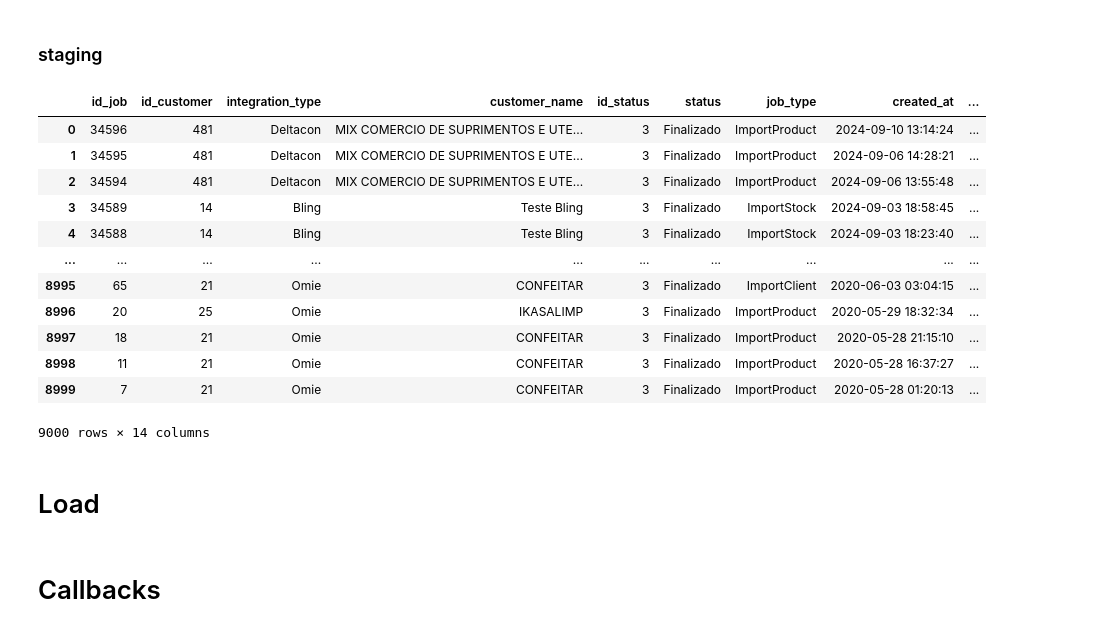
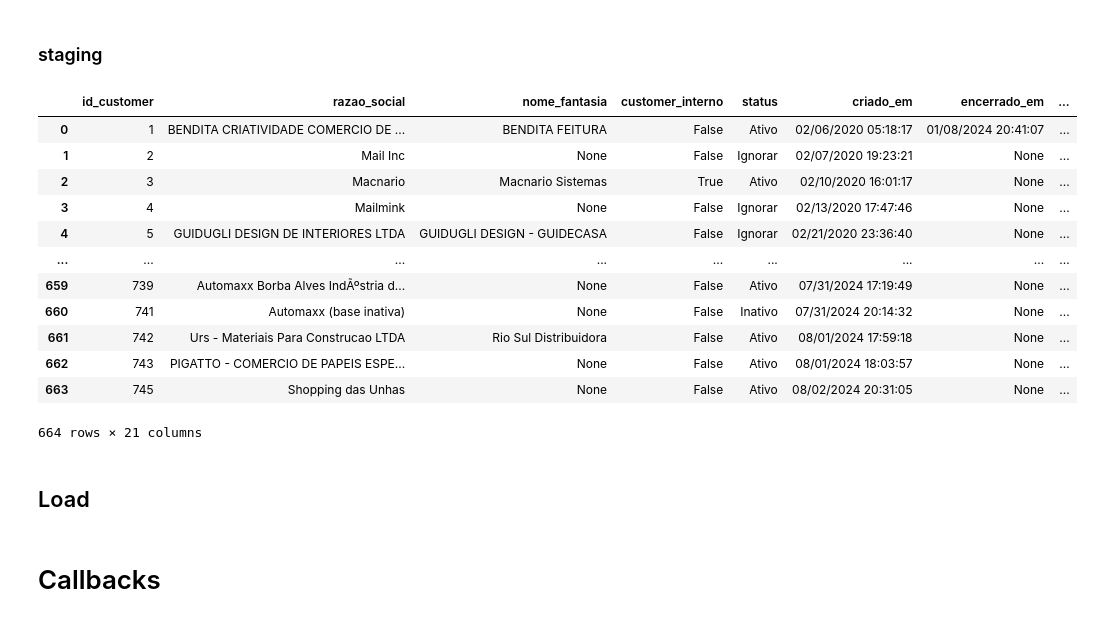
Before and after one commit to strangercacaus/bdt_data_integration, a Jupyter notebook: pipelines/bendito_pipeline.ipynb, the cells around one changed output. Saved outputs shown, nothing was run; the diff lists cells and outputs as text; code cells hidden in the pictures.

Commit message:
Melhorias funcionais na classe loader

```diff
--- a/pipelines/bendito_pipeline.ipynb
+++ b/pipelines/bendito_pipeline.ipynb
@@ -57,0 +106,3 @@ except Exception as e:
+# %%
+staged_data = (lambda: _deepnote_execute_sql('select id_job,\n       id_customer,\n       integration_type,\n       customer_name,\n       status_id as id_status,\n       status_name as status,\n       job_type,\n       created_at,\n       updated_at,\n       records_to_process,\n       records_processed,\n       duration,\n       duration_pretty,\n       avg_process_time\nfrom processed_data', 'SQL_DEEPNOTE_DATAFRAME_SQL', audit_sql_comment='', sql_cache_mode='cache_disabled') if '_deepnote_execute_sql' in globals() else _dntk.execute_sql('select id_job,\n       id_customer,\n       integration_type,\n       customer_name,\n       status_id as id_status,\n       status_name as status,\n       job_type,\n       created_at,\n       updated_at,\n       records_to_process,\n       records_processed,\n       duration,\n       duration_pretty,\n       avg_process_time\nfrom processed_data', 'SQL_DEEPNOTE_DATAFRAME_SQL', audit_sql_comment='', sql_cache_mode='cache_disabled'))()
+staged_data
@@ -57,0 +123,8 @@ except Exception as e:
+# %%
+try:
+    output = writer.get_output_file_path(source, stream_table_name ,target_layer='staging') + '.csv'
+    os.makedirs(os.path.dirname(output), exist_ok=True)
+    staged_data.to_csv(output, index=False)
+except Exception as e:
+    notifier.pipeline_error(e)
+    raise e
@@ -57,0 +133,15 @@ except Exception as e:
+# %%
+# Correcting the instantiation of the PostgresLoader by ensuring parameter names match expected signature
+try:
+    loader = PostgresLoader(user=user, password=password, host=host, db_name=db_name)
+except Exception as e:
+    notifier.pipeline_error(e)
+    raise e
+# %%
+try:
+    staged_data_path = writer.get_output_file_path(source, stream_table_name ,target_layer='staging') + '.csv'
+    staged_data = pd.read_csv(staged_data_path)
+    loader.load_data(dataframe=staged_data, target_table=stream_table_name, mode='replace', target_schema=schema)
+except Exception as e:
+    notifier.pipeline_error(e)
+    raise e
@@ -106,21 +213,21 @@ except Exception as e:
     notifier.pipeline_error(e)
     raise e
 # %%
-bdt__integration_job_info = (lambda: _deepnote_execute_sql('select id_job,\n       id_customer,\n       integration_type,\n       customer_name,\n       status_id as id_status,\n       status_name as status,\n       job_type,\n       created_at,\n       updated_at,\n       records_to_process,\n       records_processed,\n       duration,\n       duration_pretty,\n       avg_process_time\nfrom bdt__integration_job_info', 'SQL_DEEPNOTE_DATAFRAME_SQL', audit_sql_comment='', sql_cache_mode='cache_disabled') if '_deepnote_execute_sql' in globals() else _dntk.execute_sql('select id_job,\n       id_customer,\n       integration_type,\n       customer_name,\n       status_id as id_status,\n       status_name as status,\n       job_type,\n       created_at,\n       updated_at,\n       records_to_process,\n       records_processed,\n       duration,\n       duration_pretty,\n       avg_process_time\nfrom bdt__integration_job_info', 'SQL_DEEPNOTE_DATAFRAME_SQL', audit_sql_comment='', sql_cache_mode='cache_disabled'))()
-bdt__integration_job_info
+staged_data = (lambda: _deepnote_execute_sql('SELECT\n    id_customer,\n    razao_social,\n    nome_fantasia,\n    customer_interno,\n    status,\n    criado_em,\n    encerrado_em,\n    valor_plano,\n    qtd_invoices,\n    qtd_pedidos_venda_confirmados,\n    vr_pedidos_venda_confirmados,\n    qtd_clientes,\n    qtd_produtos,\n    qtd_tabelas_preco,\n    qtd_politicas_comerciais,\n    usuarios_contratados,\n    usuarios_cadastrados,\n    usuarios_ativos,\n    usuarios_inativos,\n    qtd_usuarios_excedentes,\n    vr_usuarios_excedentes\nFROM\n    processed_data', 'SQL_DEEPNOTE_DATAFRAME_SQL', audit_sql_comment='', sql_cache_mode='cache_disabled') if '_deepnote_execute_sql' in globals() else _dntk.execute_sql('SELECT\n    id_customer,\n    razao_social,\n    nome_fantasia,\n    customer_interno,\n    status,\n    criado_em,\n    encerrado_em,\n    valor_plano,\n    qtd_invoices,\n    qtd_pedidos_venda_confirmados,\n    vr_pedidos_venda_confirmados,\n    qtd_clientes,\n    qtd_produtos,\n    qtd_tabelas_preco,\n    qtd_politicas_comerciais,\n    usuarios_contratados,\n    usuarios_cadastrados,\n    usuarios_ativos,\n    usuarios_inativos,\n    qtd_usuarios_excedentes,\n    vr_usuarios_excedentes\nFROM\n    processed_data', 'SQL_DEEPNOTE_DATAFRAME_SQL', audit_sql_comment='', sql_cache_mode='cache_disabled'))()
+staged_data
 # %% [output]
-|  | id_job | id_customer | integration_type | customer_name | id_status | status | job_type | created_at | ... |
-| 0 | 34596 | 481 | Deltacon | MIX COMERCIO DE SUPRIMENTOS E UTE... | 3 | Finalizado | ImportProduct | 2024-09-10 13:14:24 | ... |
-| 1 | 34595 | 481 | Deltacon | MIX COMERCIO DE SUPRIMENTOS E UTE... | 3 | Finalizado | ImportProduct | 2024-09-06 14:28:21 | ... |
-| 2 | 34594 | 481 | Deltacon | MIX COMERCIO DE SUPRIMENTOS E UTE... | 3 | Finalizado | ImportProduct | 2024-09-06 13:55:48 | ... |
-| 3 | 34589 | 14 | Bling | Teste Bling | 3 | Finalizado | ImportStock | 2024-09-03 18:58:45 | ... |
-| 4 | 34588 | 14 | Bling | Teste Bling | 3 | Finalizado | ImportStock | 2024-09-03 18:23:40 | ... |
-| ... | ... | ... | ... | ... | ... | ... | ... | ... | ... |
-| 8995 | 65 | 21 | Omie | CONFEITAR | 3 | Finalizado | ImportClient | 2020-06-03 03:04:15 | ... |
-| 8996 | 20 | 25 | Omie | IKASALIMP | 3 | Finalizado | ImportProduct | 2020-05-29 18:32:34 | ... |
-| 8997 | 18 | 21 | Omie | CONFEITAR | 3 | Finalizado | ImportProduct | 2020-05-28 21:15:10 | ... |
-| 8998 | 11 | 21 | Omie | CONFEITAR | 3 | Finalizado | ImportProduct | 2020-05-28 16:37:27 | ... |
-| 8999 | 7 | 21 | Omie | CONFEITAR | 3 | Finalizado | ImportProduct | 2020-05-28 01:20:13 | ... |
+|  | id_customer | razao_social | nome_fantasia | customer_interno | status | criado_em | encerrado_em | ... |
+| 0 | 1 | BENDITA CRIATIVIDADE COMERCIO DE ... | BENDITA FEITURA | False | Ativo | 02/06/2020 05:18:17 | 01/08/2024 20:41:07 | ... |
+| 1 | 2 | Mail Inc | None | False | Ignorar | 02/07/2020 19:23:21 | None | ... |
+| 2 | 3 | Macnario | Macnario Sistemas | True | Ativo | 02/10/2020 16:01:17 | None | ... |
+| 3 | 4 | Mailmink | None | False | Ignorar | 02/13/2020 17:47:46 | None | ... |
+| 4 | 5 | GUIDUGLI DESIGN DE INTERIORES LTDA | GUIDUGLI DESIGN - GUIDECASA | False | Ignorar | 02/21/2020 23:36:40 | None | ... |
+| ... | ... | ... | ... | ... | ... | ... | ... | ... |
+| 659 | 739 | Automaxx Borba Alves IndÃºstria d... | None | False | Ativo | 07/31/2024 17:19:49 | None | ... |
+| 660 | 741 | Automaxx (base inativa) | None | False | Inativo | 07/31/2024 20:14:32 | None | ... |
+| 661 | 742 | Urs - Materiais Para Construcao LTDA | Rio Sul Distribuidora | False | Ativo | 08/01/2024 17:59:18 | None | ... |
+| 662 | 743 | PIGATTO - COMERCIO DE PAPEIS ESPE... | None | False | Ativo | 08/01/2024 18:03:57 | None | ... |
+| 663 | 745 | Shopping das Unhas | None | False | Ativo | 08/02/2024 20:31:05 | None | ... |
-9000 rows × 14 columns
+664 rows × 21 columns
 # %%
 try:
@@ -131,7 +238,7 @@ except Exception as e:
     notifier.pipeline_error(e)
     raise e
 # %% [markdown]
-# Load
+## Load
 # %%
 # Correcting the instantiation of the PostgresLoader by ensuring parameter names match expected signature
 try:
```
Also changed, not shown: parts of 35 cells of this notebook, 2 other files.
